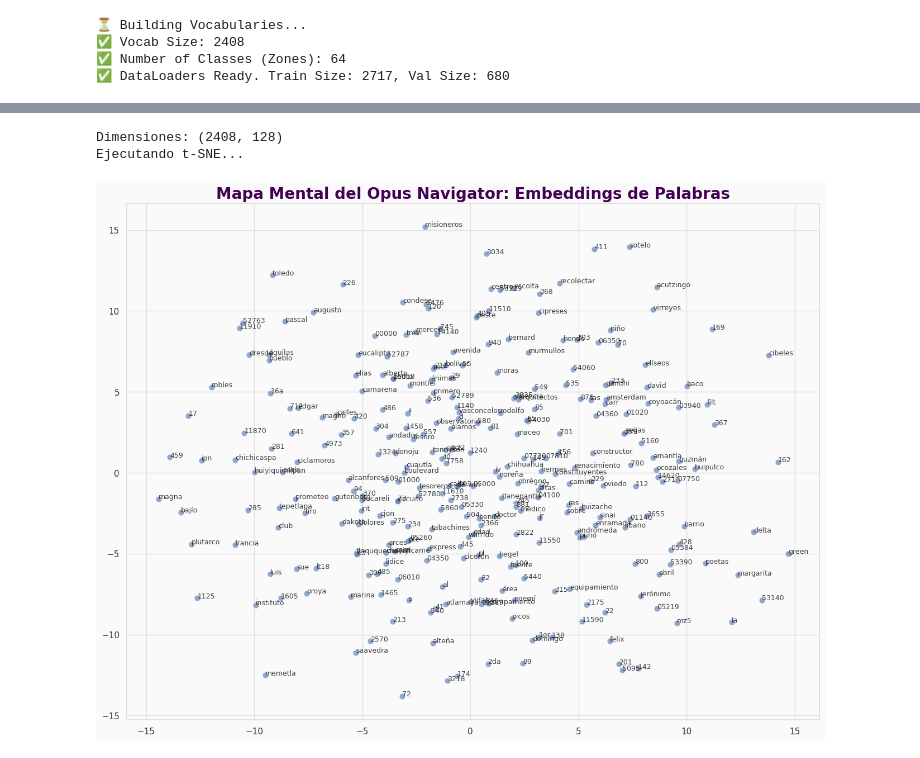
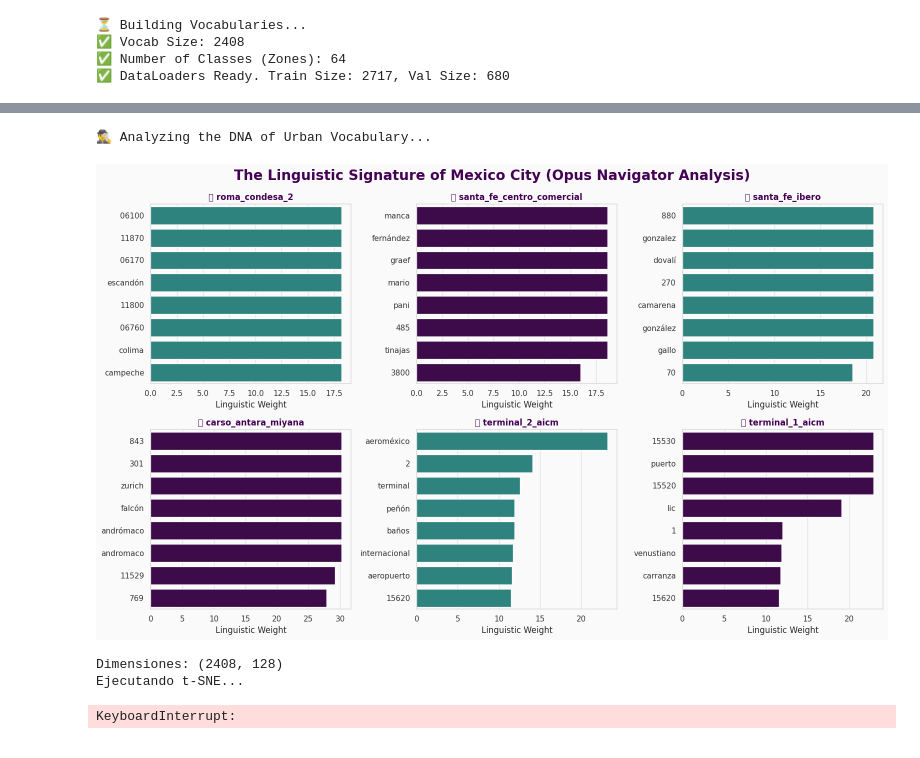
Before and after one commit to WiseExMachina/pienza, a Jupyter notebook: Notebooks/Phase_6_GAN_Simulations/00_Pienza_Phase_6_Transformer_T2Z_Classifier (deprecar).ipynb, the cells around one changed output, grey strips where cells are left out. Drawn from its saved outputs; the diff is of its cells as text; code cells hidden in the pictures.

```diff
--- a/Notebooks/Phase_6_GAN_Simulations/00_Pienza_Phase_6_Transformer_T2Z_Classifier (deprecar).ipynb
+++ b/Notebooks/Phase_6_GAN_Simulations/00_Pienza_Phase_6_Transformer_T2Z_Classifier (deprecar).ipynb
@@ -859,5 +1140,71 @@ Batch Accuracy: 84.4%
+# %%
+# ==============================================================================
+# CELL 8: THE URBAN LEXICON (TOP WORDS PER STRATEGIC ZONE)
+# ==============================================================================
+# Purpose: Extract the "Linguistic Signature" of each zone.
+# Logic:   Calculate which words have the highest "LIFT" (Frequency in Zone vs. Global).
+# ==============================================================================
+from collections import Counter
+import pandas as pd
+
+print("🕵️‍♂️ Analyzing the DNA of Urban Vocabulary...")
+
+# 1. PARAMETRIZACIÓN
+target_zones = df_training['final_zone_name'].value_counts().nlargest(6).index.tolist()
+global_counts = Counter([t for addr in df_training['dropoff_address'] for t in simple_tokenizer(addr)])
+total_words = sum(global_counts.values())
+
+zone_lexicons = []
+
+# 2. CÁLCULO DE ESPECIFICIDAD (LIFT)
+for zone in target_zones:
+    # Filtramos direcciones de esa zona
+    zone_addrs = df_training[df_training['final_zone_name'] == zone]['dropoff_address']
+    zone_tokens = [t for addr in zone_addrs for t in simple_tokenizer(addr)]
+    zone_counts = Counter(zone_tokens)
+    num_zone_words = len(zone_tokens)
+
+    for word, count in zone_counts.most_common(50):
+        if count < 3: continue # Ignorar ruidos únicos
+
+        # Probabilidad en la zona vs Probabilidad global
+        prob_zone = count / num_zone_words
+        prob_global = global_counts[word] / total_words
+        lift = prob_zone / prob_global # ¿Qué tan más probable es aquí que en el resto de la ciudad?
+
+        zone_lexicons.append({
+            'Zone': zone,
+            'Word': word,
+            'Count': count,
+            'Specificity (Lift)': lift
+        })
+
+df_lexicon = pd.DataFrame(zone_lexicons)
+
+# 3. VISUALIZACIÓN DE "MICRO-CLUSTERS"
+plt.figure(figsize=(16, 10), facecolor='#FAFAFA')
+
+for i, zone in enumerate(target_zones):
+    plt.subplot(2, 3, i+1)
+    # Filtramos el top 8 de palabras con más "Lift" (las más representativas)
+    top_words = df_lexicon[df_lexicon['Zone'] == zone].nlargest(8, 'Specificity (Lift)')
+
+    sns.barplot(data=top_words, x='Specificity (Lift)', y='Word', color=OPUS_TEAL if i%2==0 else OPUS_PURPLE)
+
+    # Limpieza estética
+    short_name = (zone[:25] + '..') if len(zone) > 25 else zone
+    plt.title(f"📍 {short_name}", fontsize=12, fontweight='bold')
+    plt.xlabel("Linguistic Weight")
+    plt.ylabel("")
+
+plt.tight_layout(rect=[0, 0.03, 1, 0.95])
+plt.suptitle("The Linguistic Signature of Mexico City (Opus Navigator Analysis)", fontsize=20, fontweight='bold', color=OPUS_PURPLE)
+plt.show()
+# %% [output]
+🕵️‍♂️ Analyzing the DNA of Urban Vocabulary...
+[figure, added]
 # %%
-# ==============================================================================
+'''# ==============================================================================
 # VISUALIZACIÓN t-SNE PARA EL OPUS NAVIGATOR
 # ==============================================================================
 
@@ -902,9 +1249,9 @@ for i in indices_to_plot:
         fontsize=9, alpha=0.8
     )
 
-plt.show()
+plt.show()'''
 # %% [output]
 Dimensiones: (2408, 128)
 Ejecutando t-SNE...
-[figure, removed]
+KeyboardInterrupt:
 # %%
```
Also changed, not shown: parts of 11 cells of this notebook, 1 other file.
